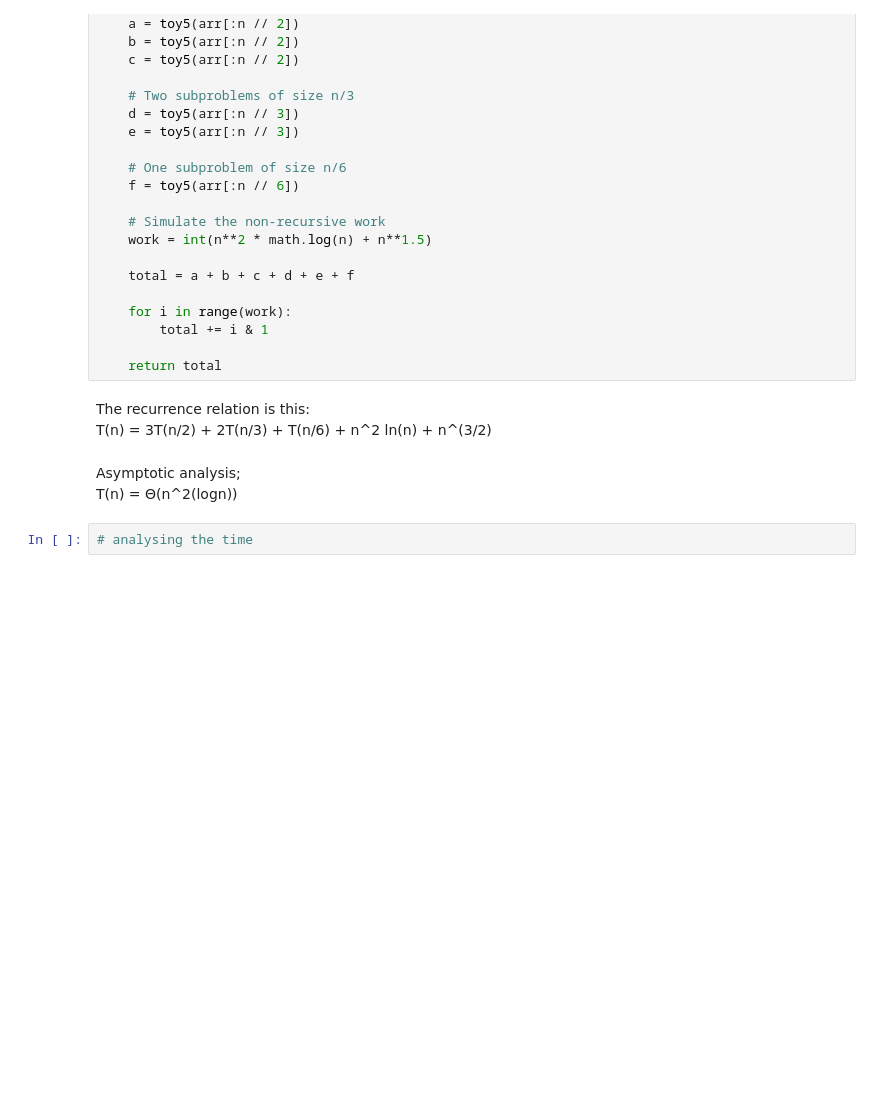
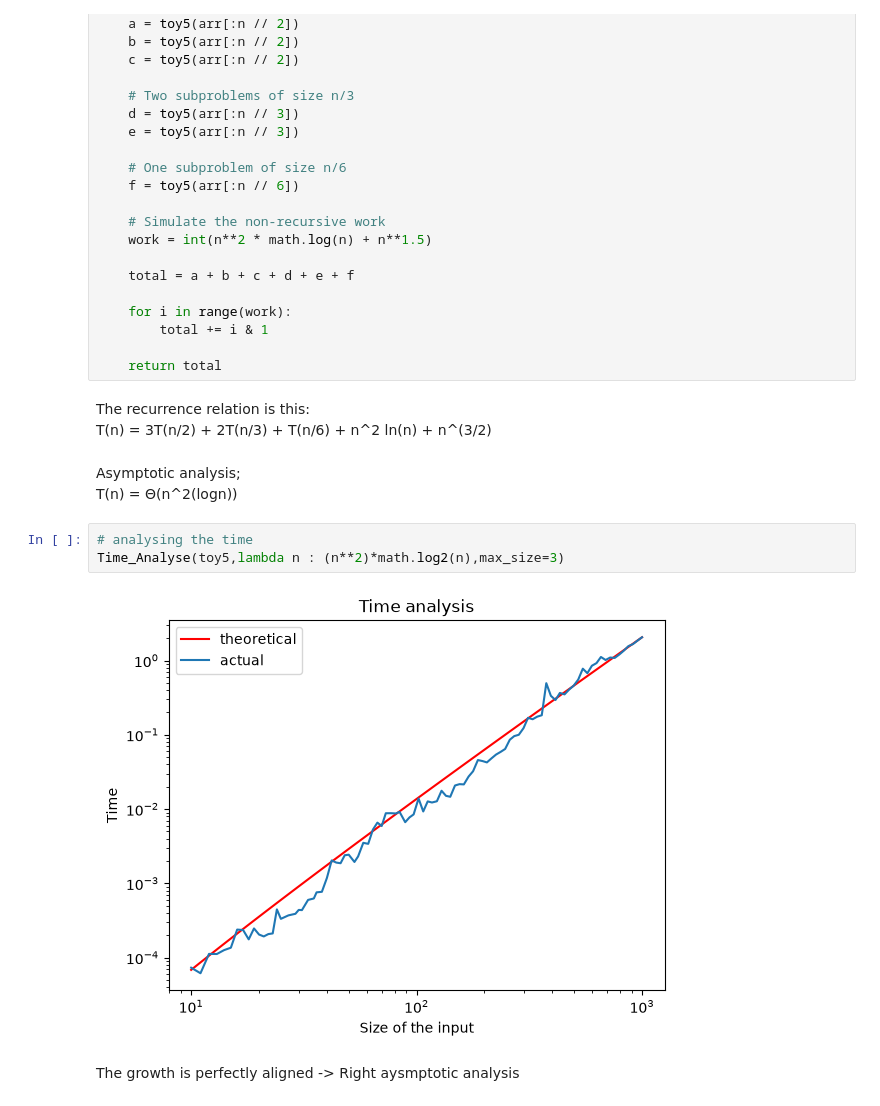
Before and after one commit to amanml2026/DSA-journey, a Jupyter notebook: complexity_analysis.ipynb, the cells around one changed output. Saved outputs shown, nothing was run; the diff lists cells and outputs as text; blank space fills up the shorter version.

Commit message:
analysed the plot and result

```diff
--- a/complexity_analysis.ipynb
+++ b/complexity_analysis.ipynb
@@ -405,3 +405,8 @@ Asymptotic analysis;<br>
 T(n) = Θ(n^2(logn))
 # %%
 # analysing the time
+Time_Analyse(toy5,lambda n : (n**2)*math.log2(n),max_size=3)
+# %% [output]
+[figure, added]
+# %% [markdown]
+The growth is perfectly aligned -> Right aysmptotic analysis
```
